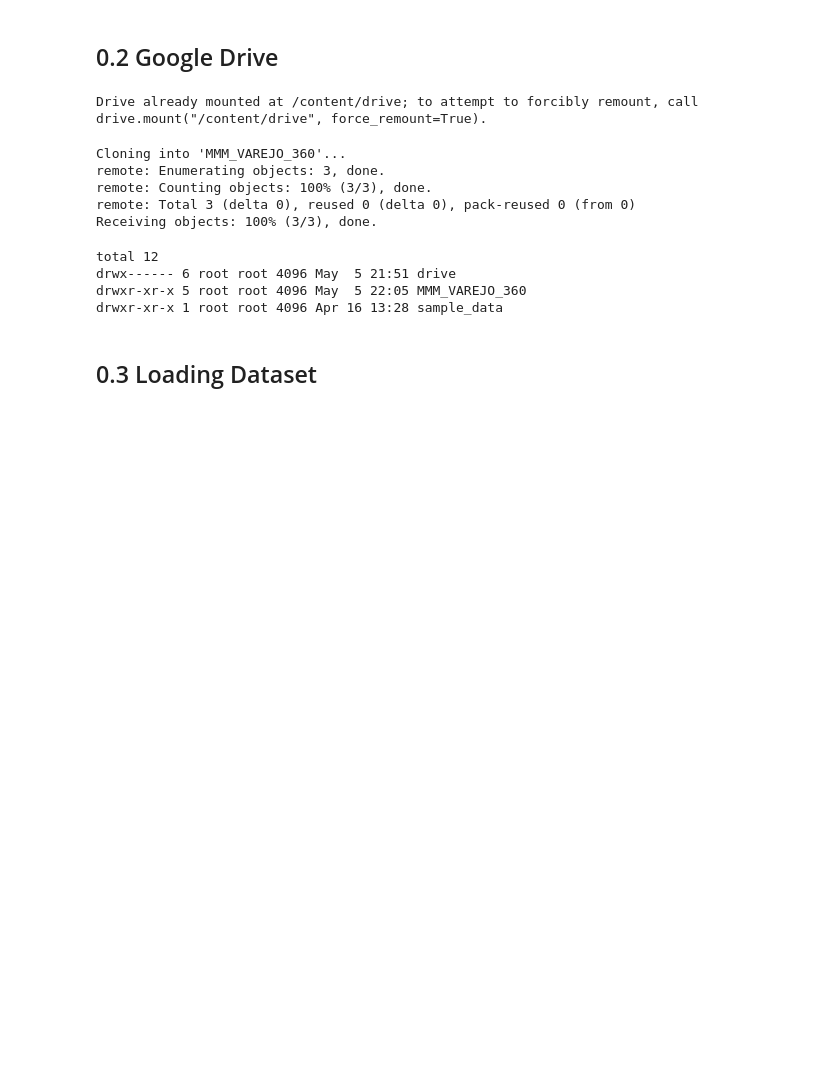
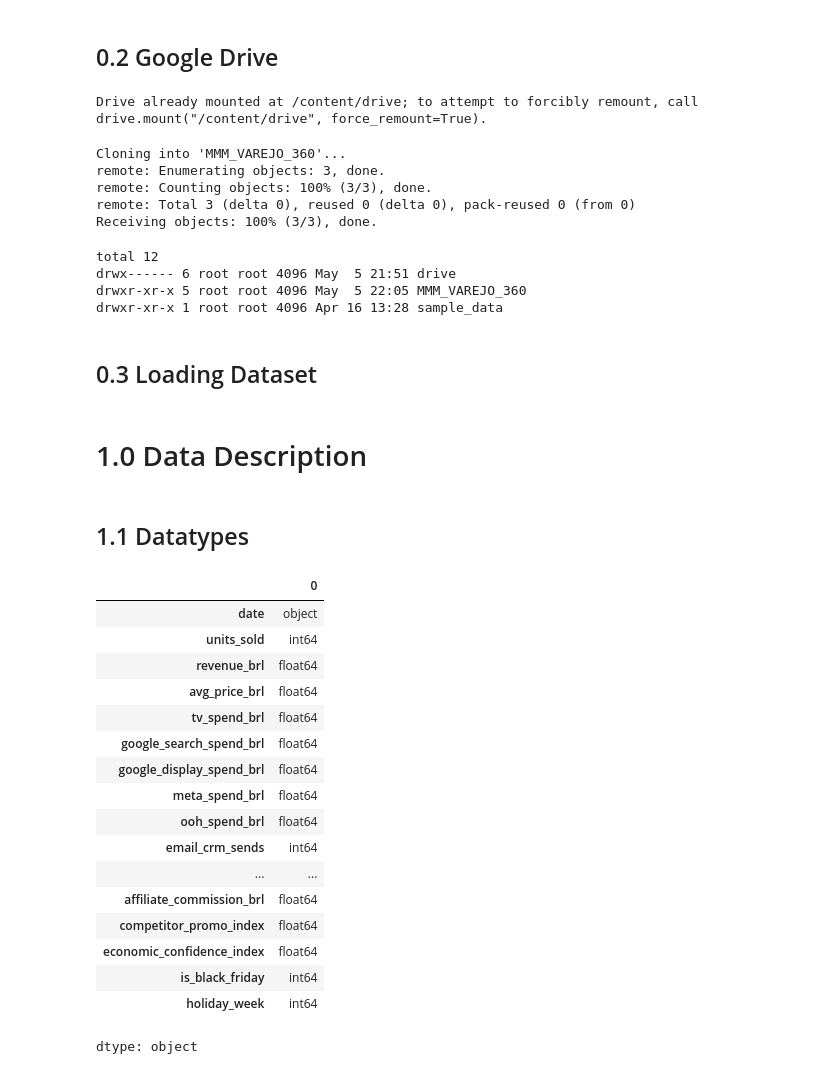
Before and after one commit to TiagoTBarreto/MMM_VAREJO_360, a Jupyter notebook: Case_Tecnico_Uncover_MMM.ipynb, the cells around one changed output. Cells and saved outputs as stored; diff of their text form; code cells hidden in the pictures; blank space fills up the shorter version.

Commit message:
Data Description

```diff
--- a/Case_Tecnico_Uncover_MMM.ipynb
+++ b/Case_Tecnico_Uncover_MMM.ipynb
@@ -44,3 +46,5 @@ drwxr-xr-x 1 root root 4096 Apr 16 13:28 sample_data
 ## 0.3 Loading Dataset
 # %%
 df_raw = pd.read_csv('data/varejo360_weekly.csv')
+# %% [markdown]
+# 1.0 Data Description
@@ -46,0 +53,23 @@ df_raw = pd.read_csv('data/varejo360_weekly.csv')
+# %% [markdown]
+## 1.1 Datatypes
+# %%
+df1.dtypes
+# %% [output]
+|  | 0 |
+| date | object |
+| units_sold | int64 |
+| revenue_brl | float64 |
+| avg_price_brl | float64 |
+| tv_spend_brl | float64 |
+| google_search_spend_brl | float64 |
+| google_display_spend_brl | float64 |
+| meta_spend_brl | float64 |
+| ooh_spend_brl | float64 |
+| email_crm_sends | int64 |
+| ... | ... |
+| affiliate_commission_brl | float64 |
+| competitor_promo_index | float64 |
+| economic_confidence_index | float64 |
+| is_black_friday | int64 |
+| holiday_week | int64 |
+dtype: object
```
Also changed, not shown: parts of 8 cells of this notebook.
